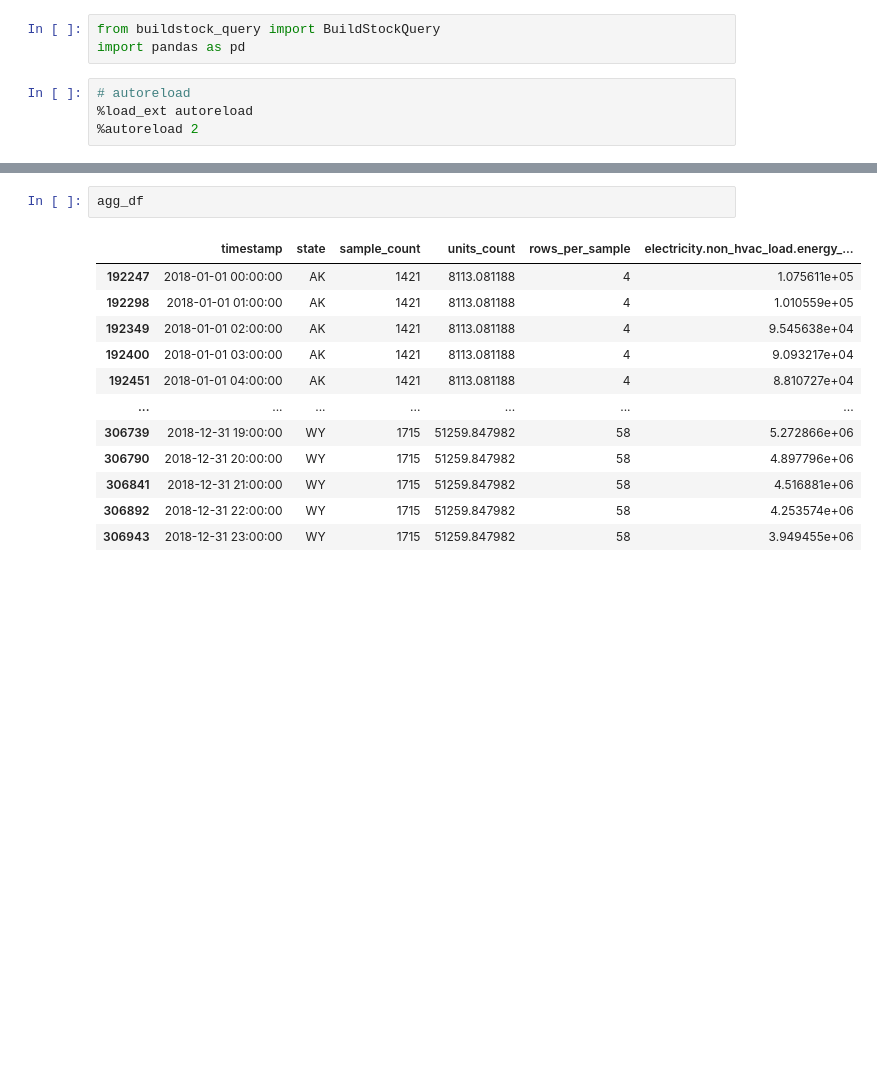
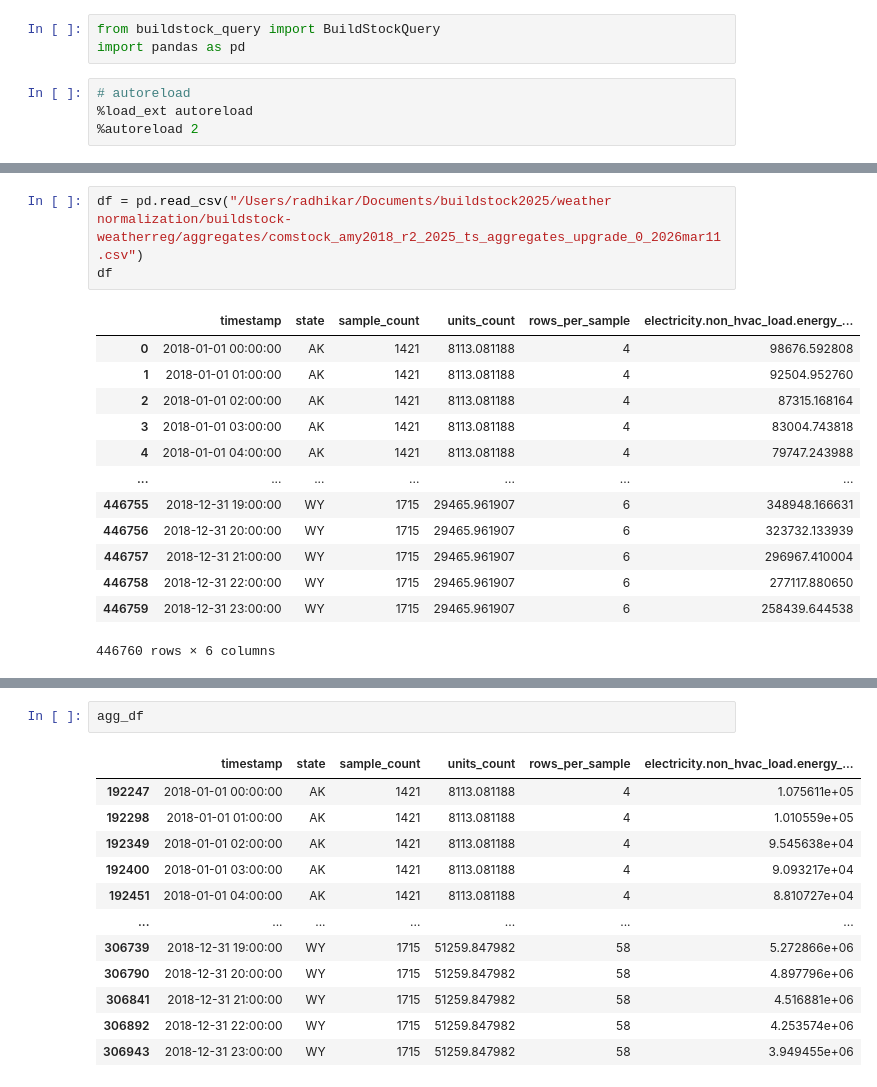
Before and after one commit to NatLabRockies/buildstock-weatherreg, a Jupyter notebook: aggregates/comstock_aggregates.ipynb, the cells around one changed output, grey strips where cells are left out. Cells and saved outputs as stored; diff of their text form; blank space fills up the shorter version.

```diff
--- a/aggregates/comstock_aggregates.ipynb
+++ b/aggregates/comstock_aggregates.ipynb
@@ -42,0 +112,17 @@ INFO:botocore.tokens:Loading cached SSO token for nrel-sso
+# %%
+df = pd.read_csv("/Users/radhikar/Documents/buildstock2025/weather normalization/buildstock-weatherreg/aggregates/comstock_amy2018_r2_2025_ts_aggregates_upgrade_0_2026mar11.csv")
+df
+# %% [output]
+|  | timestamp | state | sample_count | units_count | rows_per_sample | electricity.non_hvac_load.energy_... |
+| 0 | 2018-01-01 00:00:00 | AK | 1421 | 8113.081188 | 4 | 98676.592808 |
+| 1 | 2018-01-01 01:00:00 | AK | 1421 | 8113.081188 | 4 | 92504.952760 |
+| 2 | 2018-01-01 02:00:00 | AK | 1421 | 8113.081188 | 4 | 87315.168164 |
+| 3 | 2018-01-01 03:00:00 | AK | 1421 | 8113.081188 | 4 | 83004.743818 |
+| 4 | 2018-01-01 04:00:00 | AK | 1421 | 8113.081188 | 4 | 79747.243988 |
+| ... | ... | ... | ... | ... | ... | ... |
+| 446755 | 2018-12-31 19:00:00 | WY | 1715 | 29465.961907 | 6 | 348948.166631 |
+| 446756 | 2018-12-31 20:00:00 | WY | 1715 | 29465.961907 | 6 | 323732.133939 |
+| 446757 | 2018-12-31 21:00:00 | WY | 1715 | 29465.961907 | 6 | 296967.410004 |
+| 446758 | 2018-12-31 22:00:00 | WY | 1715 | 29465.961907 | 6 | 277117.880650 |
+| 446759 | 2018-12-31 23:00:00 | WY | 1715 | 29465.961907 | 6 | 258439.644538 |
+446760 rows × 6 columns
```
Also changed, not shown: parts of 3 cells of this notebook, 1 other file.
